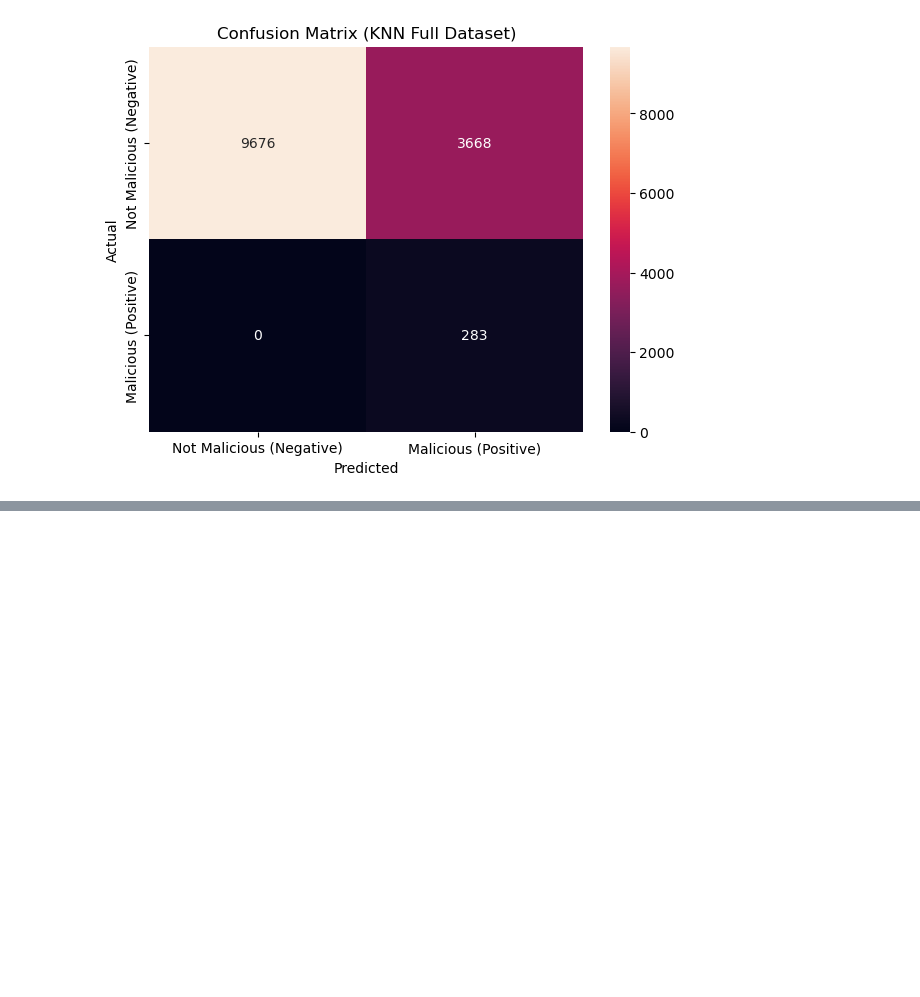
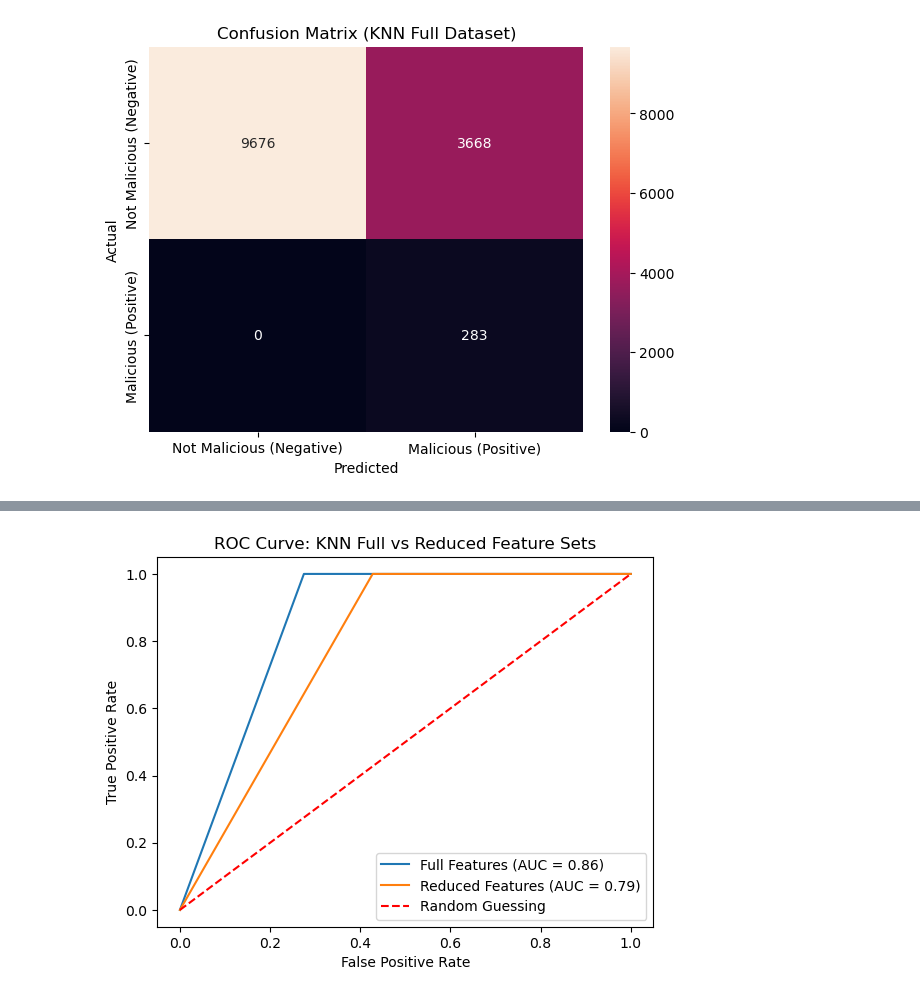
Before and after one commit to JustinBui/CPSC483-URL-Classifier, a Jupyter notebook: 2 - ML Modeling.ipynb, the cells around one changed output, grey strips where cells are left out. Saved outputs shown, nothing was run; the diff lists cells and outputs as text; code cells hidden in the pictures; blank space fills up the shorter version.

Commit message:
Made visualizations for KNN

```diff
--- a/2 - ML Modeling.ipynb
+++ b/2 - ML Modeling.ipynb
@@ -523,0 +527,4 @@ plot_show_auc(knn_full_predictions, knn_reduced_predictions, y_test, 'KNN Full v
+# %%
+plot_show_auc(knn_full_predictions, knn_reduced_predictions, y_test, 'ROC Curve: KNN Full vs Reduced Feature Sets')
+# %% [output]
+[figure, added]
```
Also changed, not shown: parts of 13 cells of this notebook.
